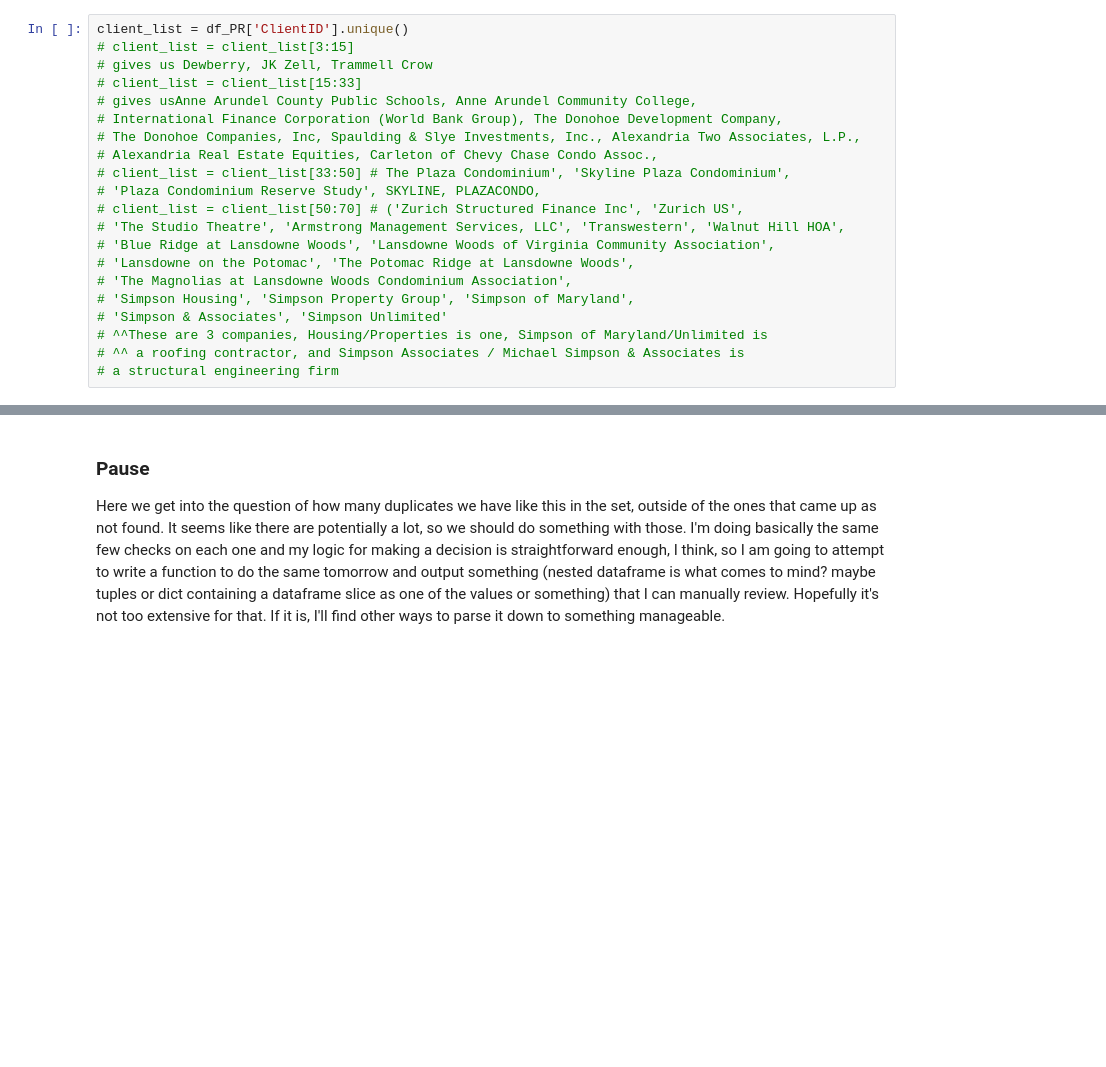
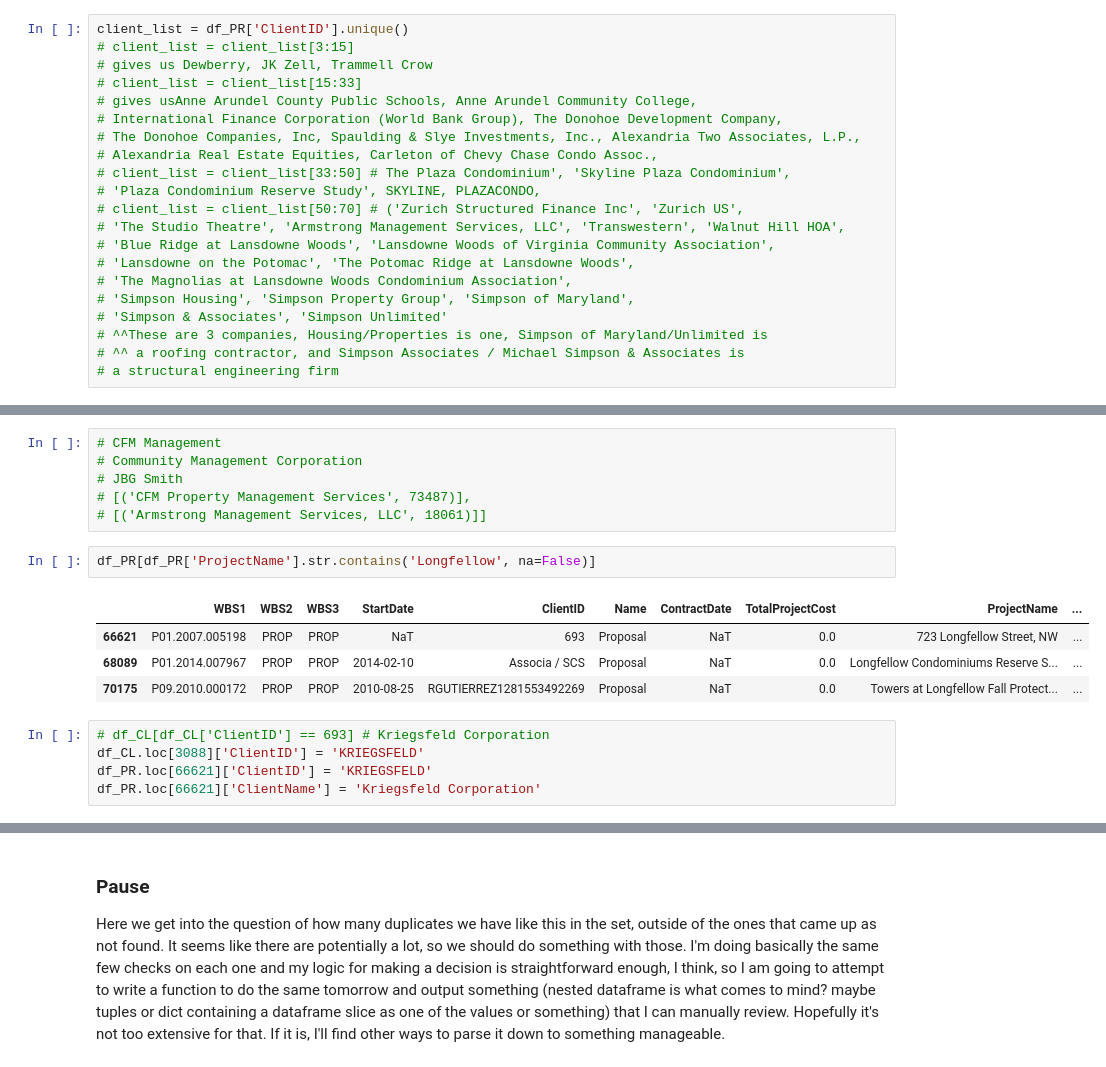
Before and after one commit to jhoward-FEA/Project-Foxrook, a Jupyter notebook: EDA.ipynb, the cells around one changed output, grey strips where cells are left out. Cells and saved outputs as stored; diff of their text form; blank space fills up the shorter version.

```diff
--- a/EDA.ipynb
+++ b/EDA.ipynb
@@ -1347,0 +1367,18 @@ KeyboardInterrupt: Interrupted by user
+# %%
+# CFM Management
+# Community Management Corporation
+# JBG Smith
+# [('CFM Property Management Services', 73487)],
+# [('Armstrong Management Services, LLC', 18061)]]
+# %%
+df_PR[df_PR['ProjectName'].str.contains('Longfellow', na=False)]
+# %% [output]
+|  | WBS1 | WBS2 | WBS3 | StartDate | ClientID | Name | ContractDate | TotalProjectCost | ProjectName | ... |
+| 66621 | P01.2007.005198 | PROP | PROP | NaT | 693 | Proposal | NaT | 0.0 | 723 Longfellow Street, NW | ... |
+| 68089 | P01.2014.007967 | PROP | PROP | 2014-02-10 | Associa / SCS | Proposal | NaT | 0.0 | Longfellow Condominiums Reserve S... | ... |
+| 70175 | P09.2010.000172 | PROP | PROP | 2010-08-25 | RGUTIERREZ1281553492269 | Proposal | NaT | 0.0 | Towers at Longfellow Fall Protect... | ... |
+# %%
+# df_CL[df_CL['ClientID'] == 693] # Kriegsfeld Corporation
+df_CL.loc[3088]['ClientID'] = 'KRIEGSFELD'
+df_PR.loc[66621]['ClientID'] = 'KRIEGSFELD'
+df_PR.loc[66621]['ClientName'] = 'Kriegsfeld Corporation'
```
Also changed, not shown: parts of 72 cells of this notebook.
